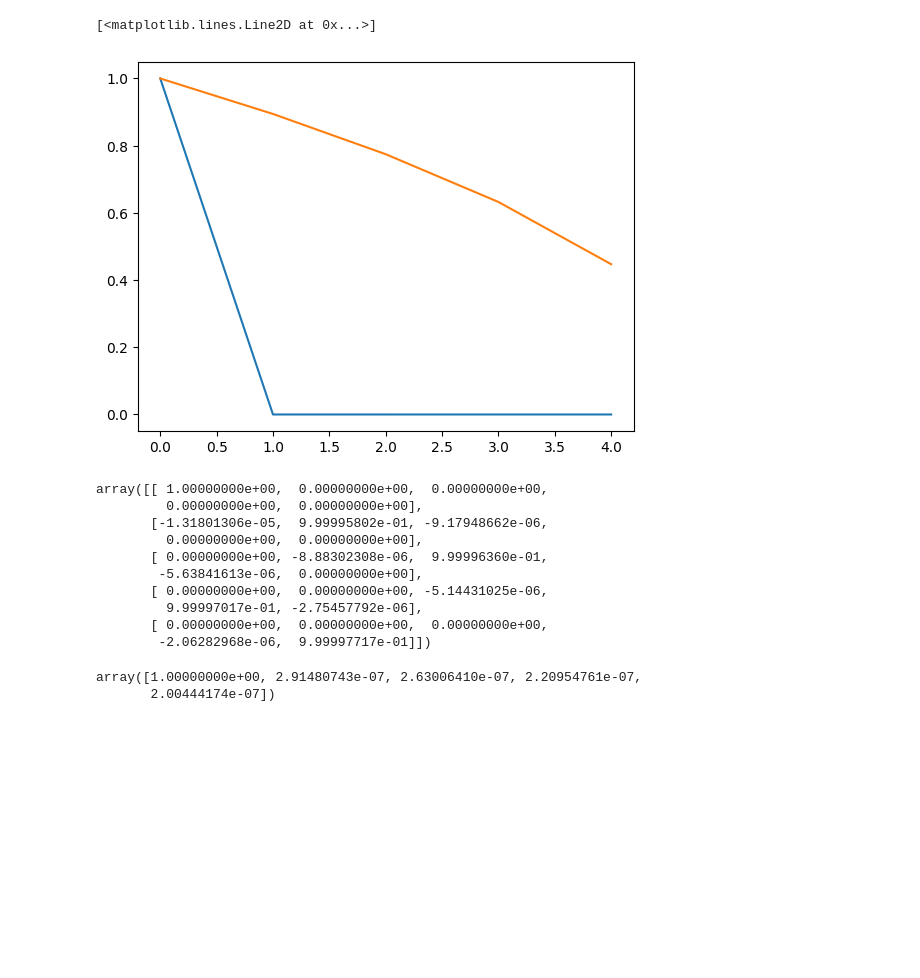
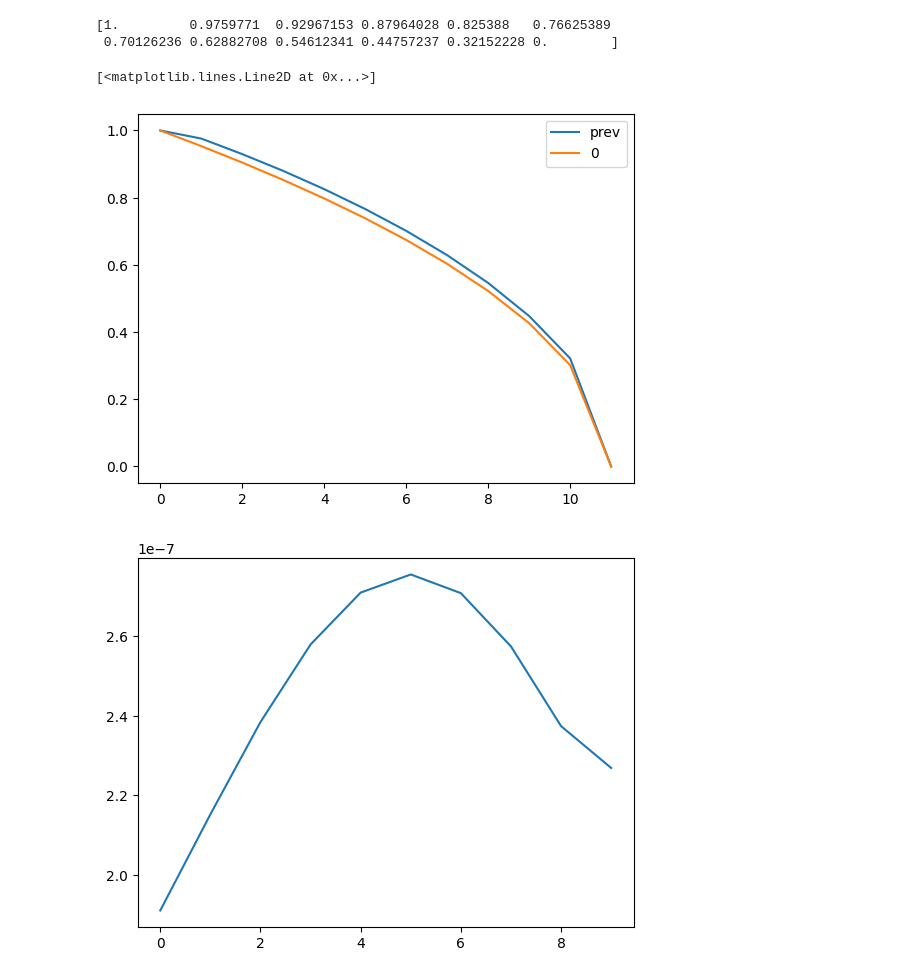
Before and after one commit to dashadem/CO2lovers, a Jupyter notebook: nonlinear.ipynb, the cells around one changed output. Cells and saved outputs as stored; diff of their text form; code cells hidden in the pictures; blank space fills up the shorter version.

```diff
--- a/nonlinear.ipynb
+++ b/nonlinear.ipynb
@@ -105,13 +133,0 @@ def psi(w, g):
-# %%
-a = tau/(g*h)**2
-b = tau*v/(2*g*h)
-
-k = K(W0)
-
-k0 = 1 + a*(k[1:] - k[:-1])
-k1 = -b*xi[:-1] - a*k[1:-1]
-k_1 = b*xi[1:] - a*k[:-2]
-# %%
-f = np.ones(N)
-f[1:-1] = b*xi[1:-1]*(W0[2:] - W0[:-2]) + a*(k[1:-1]*(W0[2:] - W0[1:-1]) - k[:-2]*(W0[1:-1] - W0[:-2]))
-f[-1] = b*xi[-1]*(-W0[-1]) + a*(k[-1]*(-W0[-1]) - k[-2]*(W0[-1] - W0[-2]))
@@ -154,24 +133,0 @@ W = spsolve(A, f)
-# %%
-plt.plot(W)
-plt.plot(W0)
-# %% [output]
-[<matplotlib.lines.Line2D at 0x...>]
-[figure, removed]
-# %%
-A.toarray()
-# %% [output]
-array([[ 1.00000000e+00,  0.00000000e+00,  0.00000000e+00,
-         0.00000000e+00,  0.00000000e+00],
-       [-1.31801306e-05,  9.99995802e-01, -9.17948662e-06,
-         0.00000000e+00,  0.00000000e+00],
-       [ 0.00000000e+00, -8.88302308e-06,  9.99996360e-01,
-        -5.63841613e-06,  0.00000000e+00],
-       [ 0.00000000e+00,  0.00000000e+00, -5.14431025e-06,
-         9.99997017e-01, -2.75457792e-06],
-       [ 0.00000000e+00,  0.00000000e+00,  0.00000000e+00,
-        -2.06282968e-06,  9.99997717e-01]])
-# %%
-f
-# %% [output]
-array([1.00000000e+00, 2.91480743e-07, 2.63006410e-07, 2.20954761e-07,
-       2.00444174e-07])
@@ -177,0 +188,21 @@ array([1.00000000e+00, 2.91480743e-07, 2.63006410e-07, 2.20954761e-07,
+# %%
+u1 = np.ones(1)
+u1 = np.append(u1, W_prev)
+u1 = np.append(u1, 0)
+
+u0 = np.ones(1)
+u0 = np.append(u0, W0)
+u0 = np.append(u0, 0)
+print(u1)
+
+plt.plot(u1, label = 'prev')
+plt.plot(u0, label = '0')
+plt.legend()
+plt.figure()
+plt.plot(dW)
+# %% [output]
+[1.         0.9759771  0.92967153 0.87964028 0.825388   0.76625389
+ 0.70126236 0.62882708 0.54612341 0.44757237 0.32152228 0.        ]
+[<matplotlib.lines.Line2D at 0x...>]
+[figure, added]
+[figure, added]
```
Also changed, not shown: parts of 16 cells of this notebook.
